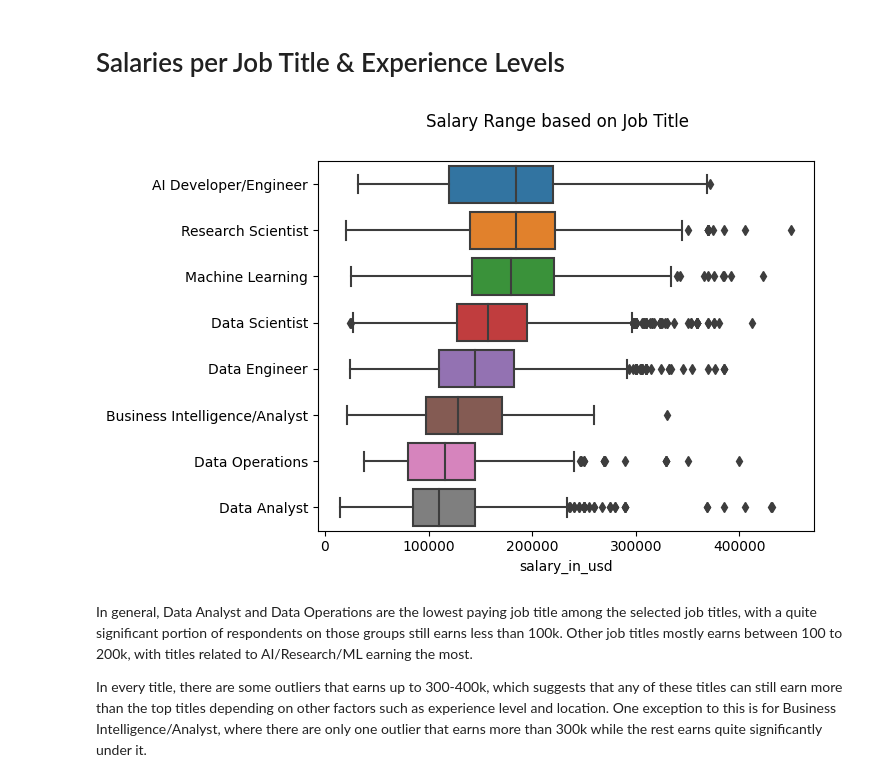
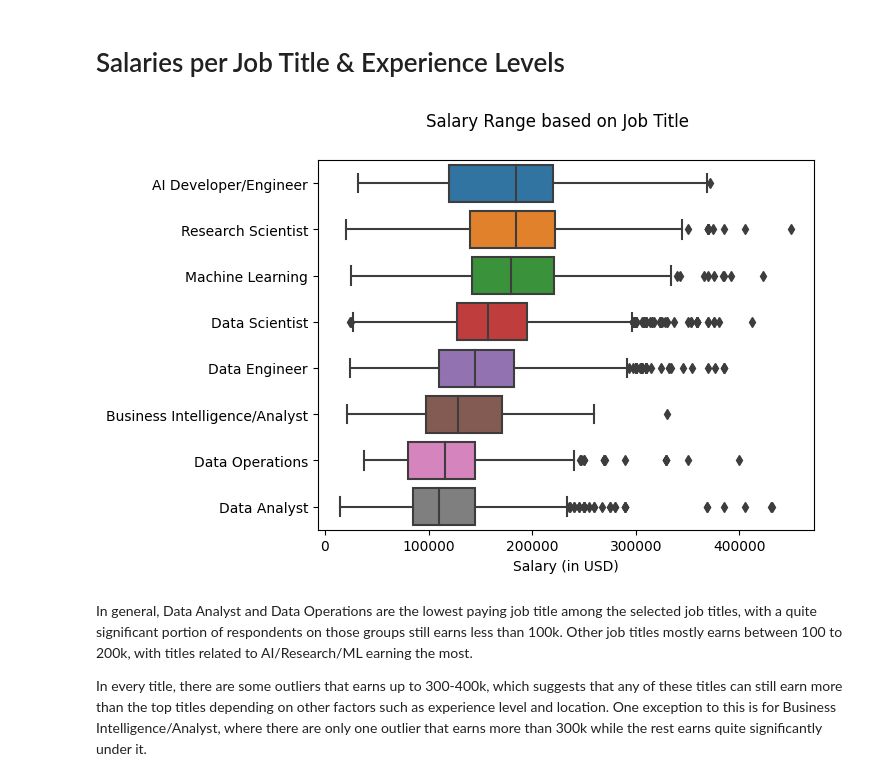
Before and after one commit to mezkymy/global-salaries, a Jupyter notebook: global-salaries.ipynb, the cells around one changed output. Saved outputs shown, nothing was run; the diff lists cells and outputs as text; code cells hidden in the pictures.

```diff
--- a/global-salaries.ipynb
+++ b/global-salaries.ipynb
@@ -154,7 +154,7 @@ Based on employment type, almost all jobs in this dataset are categorized as ful
 Based on experience level and company size, there is one category on both variables that is significantly larger in their number of samples than the rest of categories, but other categories still have a decent amount of samples.
 # %%
 # filter dataset to only contain full time employees
-df2 = df[df['employment_type'] == 'FT']
+df2 = df[df['employment_type'] == 'FT'].copy()
 # %% [markdown]
 ## Job Salaries
 # %%
@@ -325,7 +318,7 @@ Name: company_location, dtype: int64
 While there are 57 different countries where the data are sourced from, only 5 countries have more than 50 entries each. Since having less than 50 data may result in sampling bias, the analysis will focus only on the 5 countries.
 # %%
 # filtered dataframe containing only the location that occurs more than 50 times
-df4 = df3[df3['company_location'].isin(list(company_location_count[company_location_count.values > 50].index))]
+df4 = df3[df3['company_location'].isin(list(company_location_count[company_location_count.values > 50].index))].copy()
 df4
 # %% [output]
 |  | work_year | experience_level | employment_type | job_title | salary | salary_currency | salary_in_usd | ... |
@@ -393,16 +400,16 @@ In all selected job titles, most respondent are Senior-level, composing more tha
 # %%
 # order titles by median value
 grouped = df4.loc[:,['job_title_group', 'salary_in_usd']] \
     .groupby(['job_title_group']) \
     .median() \
     .sort_values(by='salary_in_usd', ascending=False)
 
 # create boxplot of salaries in usd for each selected job titles
-sns.boxplot(data=df4, x='salary_in_usd', y='job_title_group', order=grouped.index).set(ylabel=None)
+sns.boxplot(data=df4, x='salary_in_usd', y='job_title_group', order=grouped.index).set(xlabel='Salary (in USD)', ylabel=None)
 plt.suptitle('Salary Range based on Job Title')
 plt.show()
 # %% [output]
-[figure, old version]
+[figure, new version]
 # %% [markdown]
 In general, Data Analyst and Data Operations are the lowest paying job title among the selected job titles, with a quite significant portion of respondents on those groups still earns less than 100k. Other job titles mostly earns between 100 to 200k, with titles related to AI/Research/ML earning the most.
 
```
Also changed, not shown: parts of 17 cells of this notebook.
